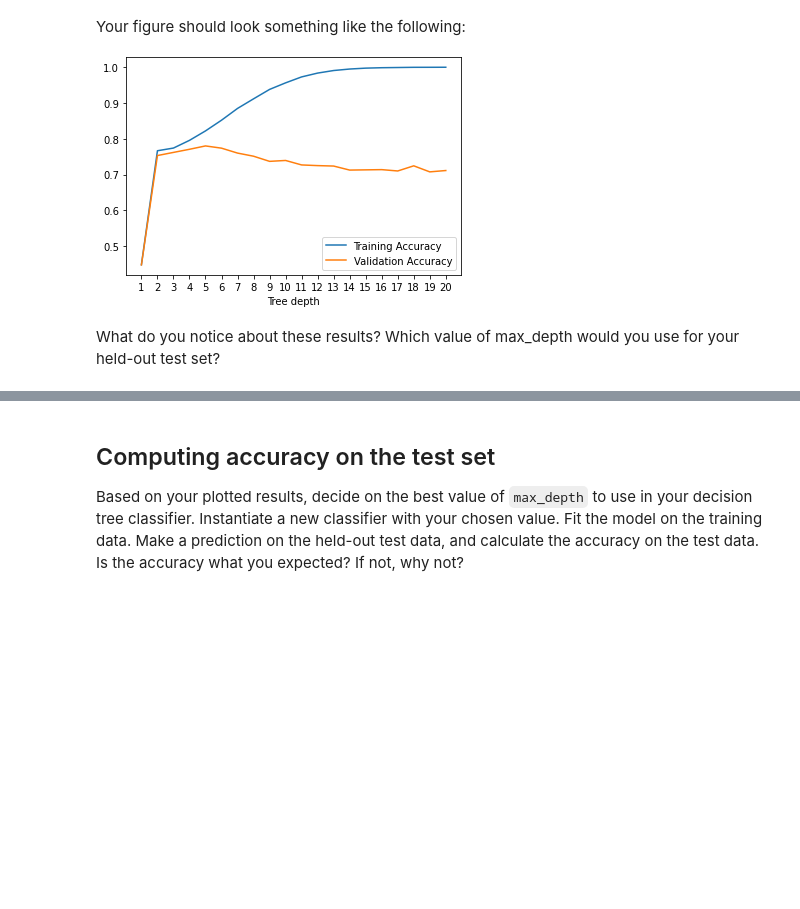
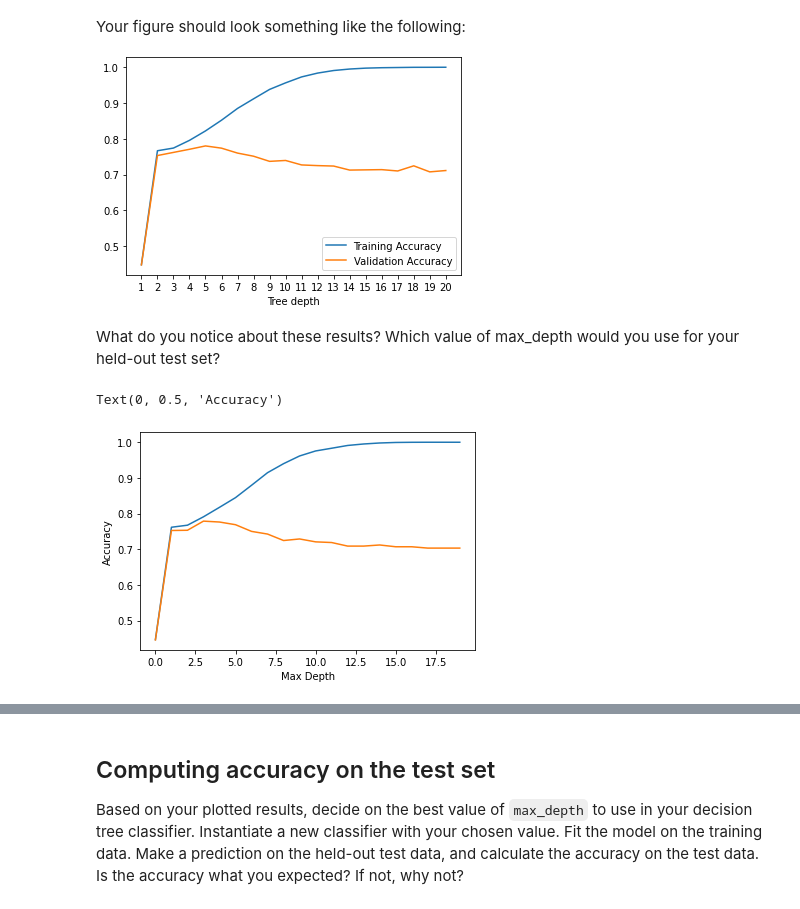
Before and after one commit to cameronmcewan/intro-to-AI, a Jupyter notebook: Worksheet 1 Week 13.ipynb, the cells around one changed output, grey strips where cells are left out. Drawn from its saved outputs; the diff is of its cells as text; code cells hidden in the pictures; blank space fills up the shorter version.

```diff
--- a/Worksheet 1 Week 13.ipynb
+++ b/Worksheet 1 Week 13.ipynb
@@ -298,9 +315,9 @@ X, y = make_classification(n_samples = 2000, n_features = 10, \
 # %% [markdown]
 Use the function `train_test_split` to separate out 0.2 of your dataset. This will be kept aside as our held-out test set.
 # %%
-# Write your answer here.
 # Assign the splits to variables Xtr, Xtest, ytr, ytest
-# Xtr, Xtest, ytr, ytest = ###TODO###
+
+Xtr, Xtest, ytr, ytest = train_test_split(X, y, test_size=0.2, random_state=42)
 # %% [markdown]
 ## Part b) Setting up k-fold cross validation
 We import the function `KFold` from `sklearn.model_selection`, and instantiate it with 10 folds.
@@ -323,38 +340,48 @@ for d in range(max_d):
     #Set the parameter max_depth to d+1
     #We add 1 because d ranges from 0 to max_d-1,
     #but we want depths from 1 to max_d
-    ###TODO###
+    clf = DecisionTreeClassifier(max_depth=d+1, random_state=0)
 
     #Loop over cross-validation splits.
     #Note that we perform cross validation on our training data Xtr.
     #We keep our testing data Xtest aside
+
     for train_index, val_index in kf.split(Xtr):
         Xtrain, Xval = Xtr[train_index], Xtr[val_index]
         ytrain, yval = ytr[train_index], ytr[val_index]
 
         #Fit the classifier on Xtrain and Ytrain
-        ###TODO###
+        clf.fit(Xtrain, ytrain)
 
         #Make predictions on Xtrain and assign to a variable pred_train
-        ###TODO###
+        pred_train = clf.predict(Xtrain)
 
         #Make predictions on Xval and assign to a variable pred_val
-        ###TODO###
+        pred_val = clf.predict(Xval)
 
         #Calculate the accuracy of the predictions on the training set
         #and save in the variable train_accuracies
         train_accuracies[d].append(accuracy_score(ytrain, pred_train))
 
         #Do the same for the predictions on the validation set
-        ###TODO###
+        val_accuracies[d].append(accuracy_score(yval, pred_val))
+
+        # print(val_accuracies[d])
+        # print(train_accuracies[d])
+        # print("this is ytrain", ytrain)
+        # print("pred train",pred_train)
+
+
+
 
 #Calculate the mean and standard deviation for training
 #and validation accuracies for each depth across splits
 train_accuracy_mean = np.mean(train_accuracies, axis=1)
-# Complete the lines and uncomment
-# train_accuracy_stdev = ###TODO###
-# val_accuracy_mean = ###TODO###
-# val_accuracy_stdev = ###TODO###
+train_accuracy_stdev = np.std(train_accuracies, axis=1)
+
+val_accuracy_mean = np.mean(val_accuracies, axis=1)
+val_accuracy_stdev = np.std(val_accuracies, axis=1)
+
 
 # The arrays of means and standard deviation should have shape (max_d, ).
 # The following will generate an error if not.
@@ -372,3 +399,10 @@ Plot the mean accuracy attained on the training set and on the validation set at
 What do you notice about these results? Which value of max_depth would you use for your held-out test set?
 # %%
 # Write code to plot your results here
+plt.plot(train_accuracy_mean)
+plt.plot(val_accuracy_mean)
+plt.xlabel("Max Depth")
+plt.ylabel("Accuracy")
+# %% [output]
+Text(0, 0.5, 'Accuracy')
+[figure, added]
```
Also changed, not shown: parts of 15 cells of this notebook.
